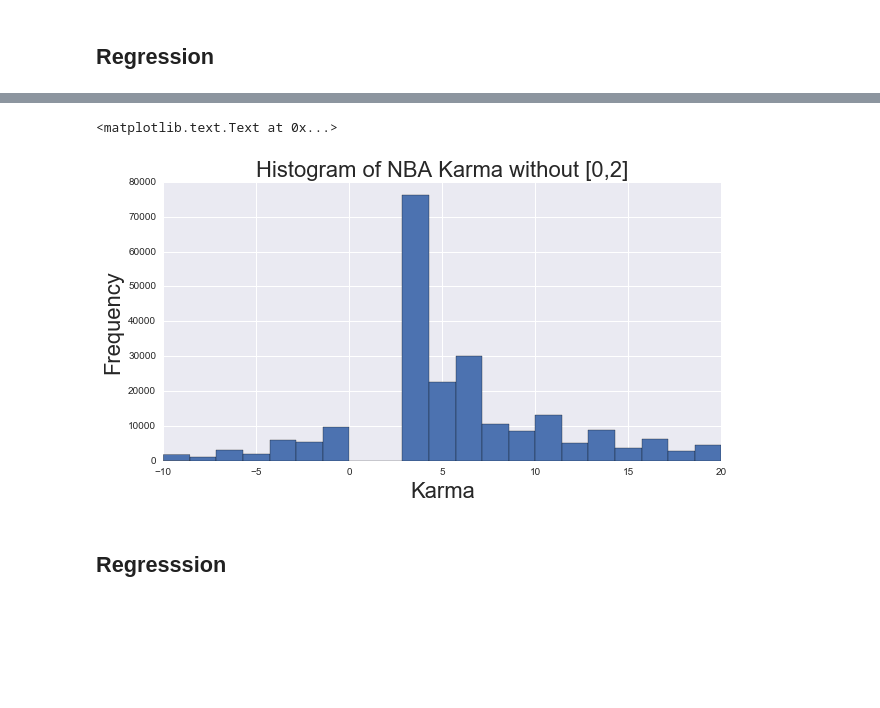
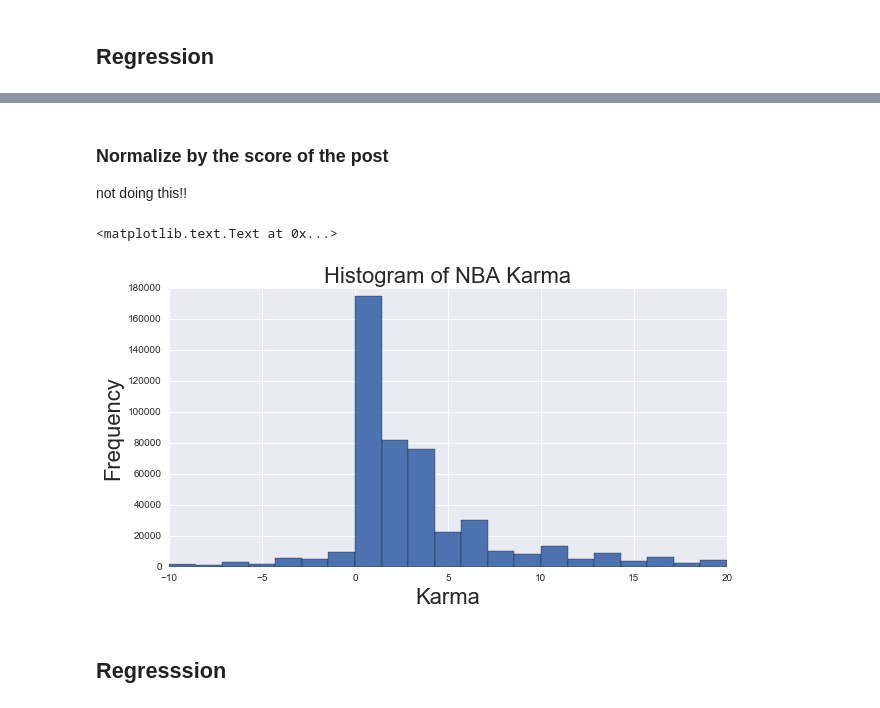
Before and after one commit to AndrewNg/COS424A4, a Jupyter notebook: SWorkbook.ipynb, the cells around one changed output, grey strips where cells are left out. Cells and saved outputs as stored; diff of their text form; code cells hidden in the pictures; blank space fills up the shorter version.

```diff
--- a/SWorkbook.ipynb
+++ b/SWorkbook.ipynb
@@ -75,7 +62,11 @@ def remove_nan(s):
     except:
         return s
 sentences = []
-for row in dft['body']:
+for row in dft['comment']:
     sentences.append(remove_nan(row))
 # %%
 print(remove_nan(str(float('nan'))))
+# %%
+# remove more nans
+dft = dft[:][(dft['score'].notnull())]
+print(sum(dft['score'].isnull()))
@@ -197,11 +199,3 @@ Ridge, Lasso, RF regression, SVR, Linear
 CV
 
 Expect RF to be best b/c euclidian distance assumption doesn't work
-# %%
-# Remove points [0,2]
-dft_small = dft[(dft['score']<0) | (dft['score']> 2)]
-
-# Remove from bow and tfi as well
-(ind,) = (np.where((dft['score']<0) | (dft['score']> 2)))
-s_bow_small = s_BOW[ind,:]
-#s_tfi_small = s_TFI[ind,:]
@@ -208,3 +204,23 @@ s_bow_small = s_BOW[ind,:]
+# %%
+# Remove points [0,3]
+REMOVE = False
+COMPRESS = True
+
+if REMOVE:
+    dft_small = dft[(dft['comment_score']<0) | (dft['comment_score']> 3)]
+    (ind,) = (np.where((dft['comment_score']<0) | (dft['comment_score']> 3)))
+    s_bow_small = s_BOW[ind,:]
+    s_tfi_small = s_TFI[ind,:]
+else:
+    dft_small = dft
+    s_bow_small = s_BOW
+    s_tfi_small = s_TFI
+
+if COMPRESS:
+    d = 50
+
+    U,S,V = svds(s_tfi_small.T,k=d,which='LM')
+    s_tfi_small = s_tfi_small.dot(U)
 # %%
 print(type(s_bow_small), type(s_tfi_small))
 # %% [output]
@@ -211,0 +228,4 @@ NameError: name 's_tfi_small' is not defined
+# %% [markdown]
+### Normalize by the score of the post
+
+not doing this!!
@@ -212,11 +239,14 @@ NameError: name 's_tfi_small' is not defined
 # %%
-plt.hist(dft_small['score'],21,range=[-10, 20])
-plt.title('Histogram of NBA Karma without [0,2]')
+plt.hist(dft_small['comment_score'],bins=21,range=[-10, 20])
+if REMOVE:
+    plt.title('Histogram of NBA Karma without [0,3]')
+else:
+    plt.title('Histogram of NBA Karma')
 plt.xlabel('Karma')
 plt.ylabel('Frequency')
 # %% [output]
 <matplotlib.text.Text at 0x...>
-[figure, old version]
+[figure, new version]
 # %% [markdown]
 ## Regresssion
 # %%
```
Also changed, not shown: parts of 47 cells of this notebook.
